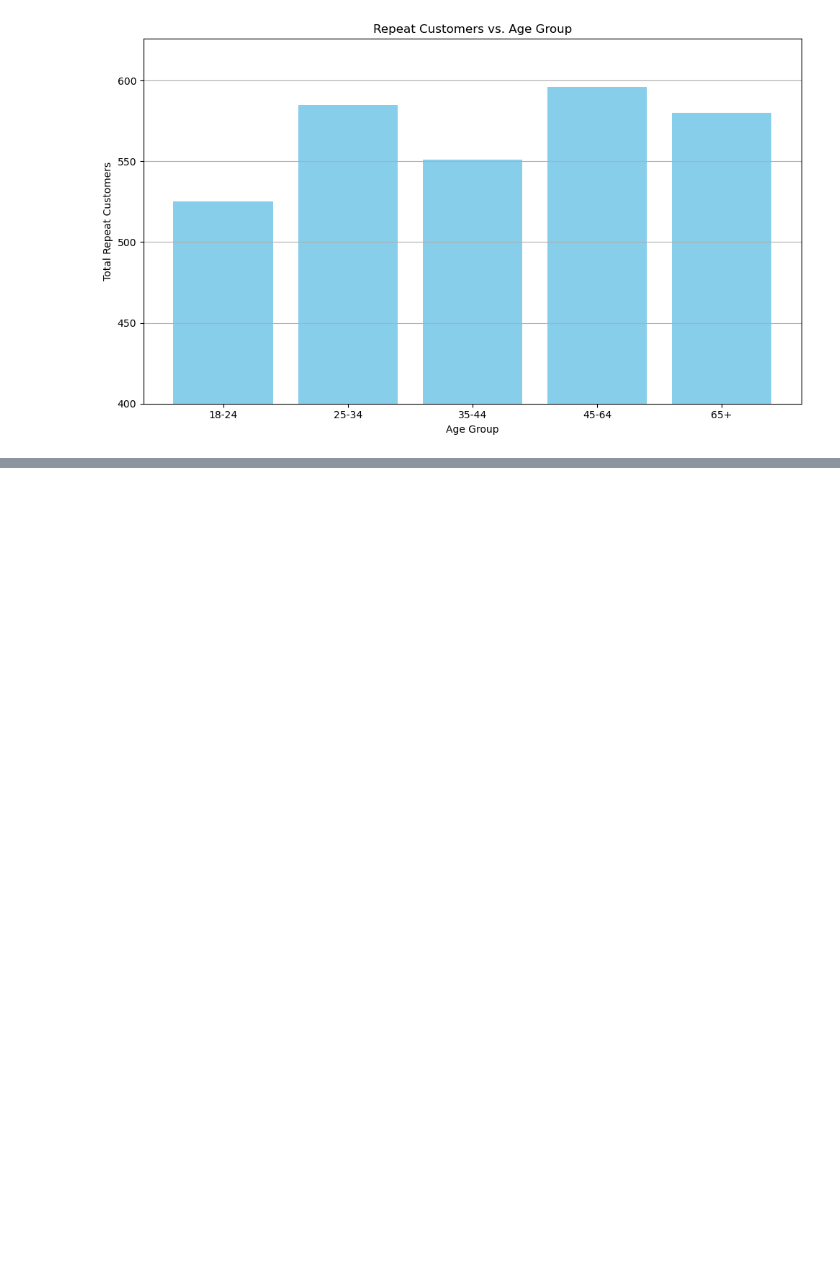
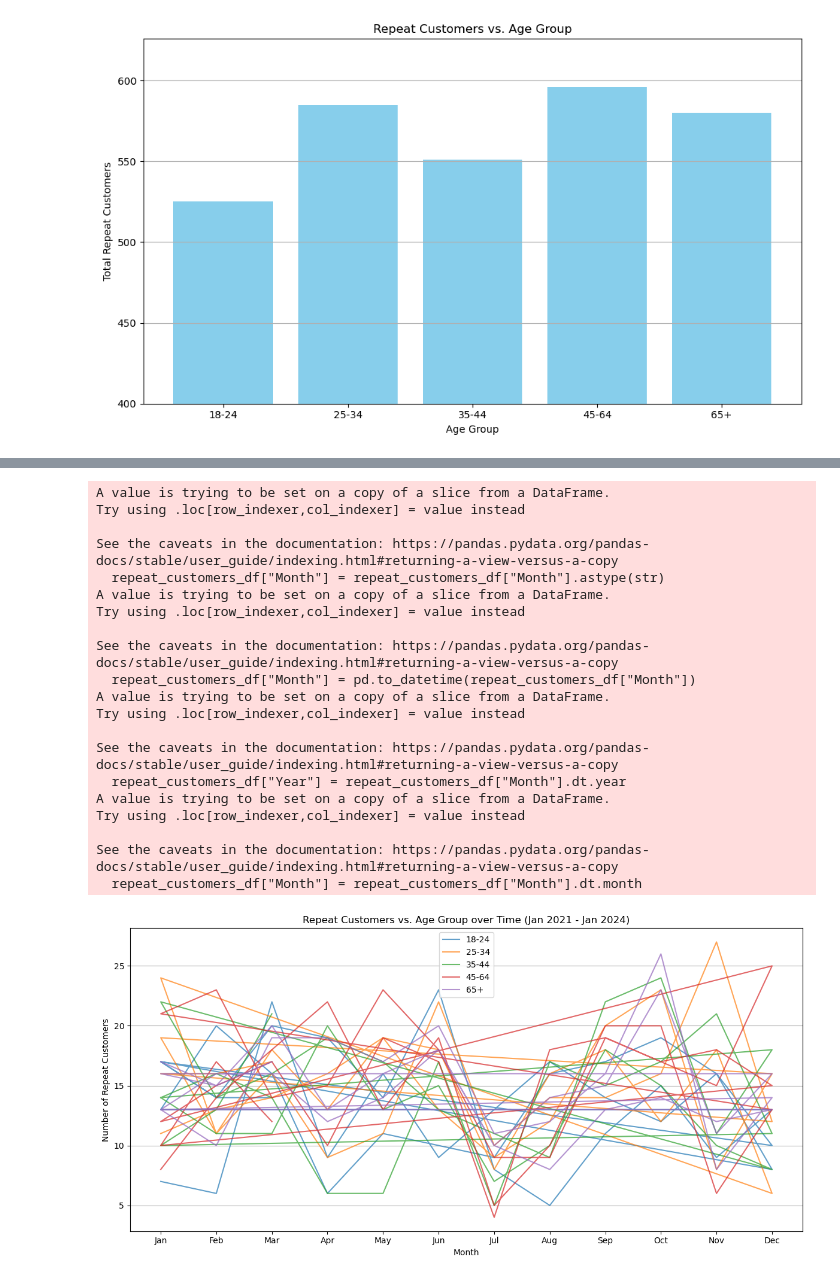
Before and after one commit to rafvrab/Diagnosing-the-Downturn-A-Multi-Channel-Sales-Analysis-, a Jupyter notebook: Notebook.ipynb, the cells around one changed output, grey strips where cells are left out. Saved outputs shown, nothing was run; the diff lists cells and outputs as text; code cells hidden in the pictures; blank space fills up the shorter version.

```diff
--- a/Notebook.ipynb
+++ b/Notebook.ipynb
@@ -898,0 +925,76 @@ plt.show()
+# %%
+# Filter data for repeat customers
+repeat_customers_df = sales_df[sales_df["Repeat Customers"] == 1]
+
+# Convert "Month" column to string format first
+repeat_customers_df["Month"] = repeat_customers_df["Month"].astype(str)
+
+# Convert "Month" column to datetime format
+repeat_customers_df["Month"] = pd.to_datetime(repeat_customers_df["Month"])
+
+# Extract year and month information
+repeat_customers_df["Year"] = repeat_customers_df["Month"].dt.year
+repeat_customers_df["Month"] = repeat_customers_df["Month"].dt.month
+
+# Resample data by month and calculate the count of repeat customers per age group
+monthly_data = (
+    repeat_customers_df.groupby(["Year", "Month", "Age Group"])["Customer ID"]
+    .count()
+    .unstack(fill_value=0)
+    .reset_index()
+)
+
+# Define the time period
+start_year = 2021
+end_year = 2024
+
+# Filter data by desired time period
+monthly_data = monthly_data[
+    (monthly_data["Year"] >= start_year) & (monthly_data["Year"] <= end_year)
+]
+
+# Create the plot
+plt.figure(figsize=(12, 6))
+
+# Loop through each age group and create a line with transparency
+for col in monthly_data.columns[2:]:  # Skip the first two columns ("Year" and "Month")
+    plt.plot(
+        monthly_data["Month"],
+        monthly_data[col],
+        label=col,  # Set label as age group
+        alpha=0.7,  # Apply transparency
+    )
+
+# Add labels, title, and legend
+plt.xlabel("Month")
+plt.ylabel("Number of Repeat Customers")
+plt.title("Repeat Customers vs. Age Group over Time (Jan 2021 - Jan 2024)")
+plt.xticks(range(1, 13), ['Jan', 'Feb', 'Mar', 'Apr', 'May', 'Jun', 'Jul', 'Aug', 'Sep', 'Oct', 'Nov', 'Dec'])  # Set x-axis ticks to month names
+plt.legend()
+plt.grid(axis='y')  # Add grid lines for better readability
+
+# Show the plot
+plt.tight_layout()
+plt.show()
+# %% [output]
+A value is trying to be set on a copy of a slice from a DataFrame.
+Try using .loc[row_indexer,col_indexer] = value instead
+
+See the caveats in the documentation: https://pandas.pydata.org/pandas-docs/stable/user_guide/indexing.html#returning-a-view-versus-a-copy
+  repeat_customers_df["Month"] = repeat_customers_df["Month"].astype(str)
+A value is trying to be set on a copy of a slice from a DataFrame.
+Try using .loc[row_indexer,col_indexer] = value instead
+
+See the caveats in the documentation: https://pandas.pydata.org/pandas-docs/stable/user_guide/indexing.html#returning-a-view-versus-a-copy
+  repeat_customers_df["Month"] = pd.to_datetime(repeat_customers_df["Month"])
+A value is trying to be set on a copy of a slice from a DataFrame.
+Try using .loc[row_indexer,col_indexer] = value instead
+
+See the caveats in the documentation: https://pandas.pydata.org/pandas-docs/stable/user_guide/indexing.html#returning-a-view-versus-a-copy
+  repeat_customers_df["Year"] = repeat_customers_df["Month"].dt.year
+A value is trying to be set on a copy of a slice from a DataFrame.
+Try using .loc[row_indexer,col_indexer] = value instead
+
+See the caveats in the documentation: https://pandas.pydata.org/pandas-docs/stable/user_guide/indexing.html#returning-a-view-versus-a-copy
+  repeat_customers_df["Month"] = repeat_customers_df["Month"].dt.month
+[figure, added]
```
Also changed, not shown: parts of 30 cells of this notebook.
